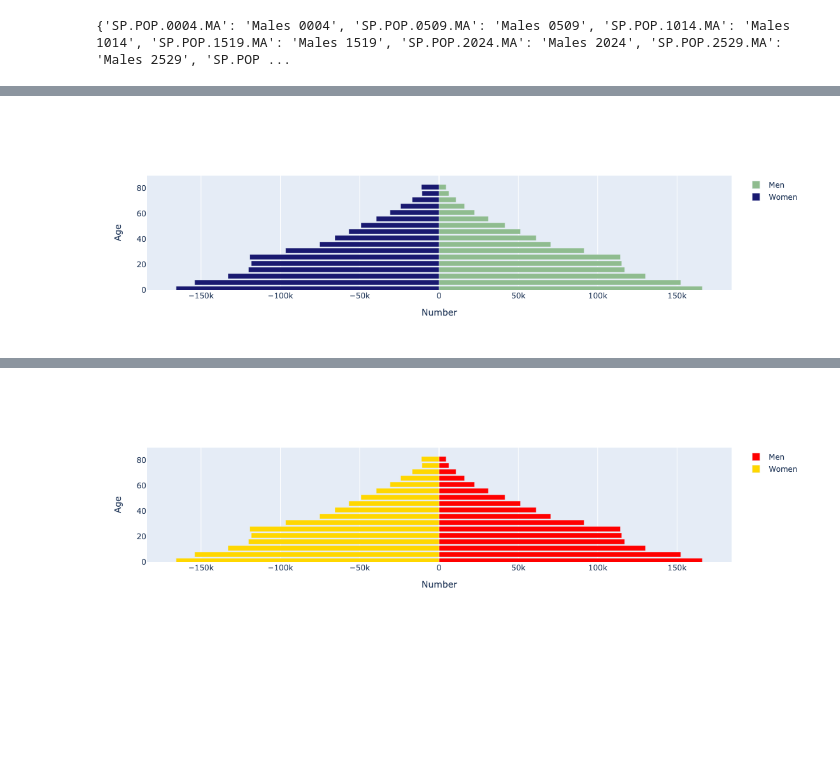
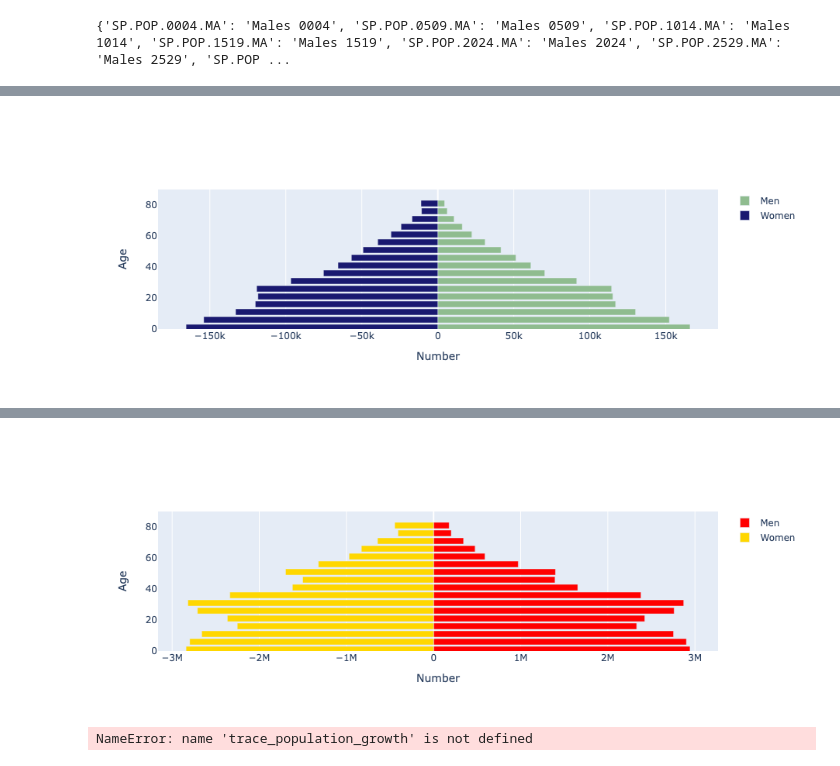
Before and after one commit to Chris-Nicholas-collaborators/EEP153_team_Malthus, a Jupyter notebook: Project1/project1.ipynb, the cells around one changed output, grey strips where cells are left out. Cells and saved outputs as stored; diff of their text form; code cells hidden in the pictures; blank space fills up the shorter version.

Commit message:
fixes wbdata changes; cleans up testing

```diff
--- a/Project1/project1.ipynb
+++ b/Project1/project1.ipynb
@@ -163,7 +132,7 @@ print(variables)
 # %% [output]
 {'SP.POP.0004.MA': 'Males 0004', 'SP.POP.0509.MA': 'Males 0509', 'SP.POP.1014.MA': 'Males 1014', 'SP.POP.1519.MA': 'Males 1519', 'SP.POP.2024.MA': 'Males 2024', 'SP.POP.2529.MA': 'Males 2529', 'SP.POP ...
 # %%
-df2 = wbdata.get_dataframe(variables,country="NAM")
+df = wbdata.get_dataframe(variables,country="NAM")
 print(df.query("date=='2020'").sum(axis=0))
 # %% [output]
 Males 0004      165958.0
@@ -186,36 +155,36 @@ dtype: float64
 # %%
 import plotly.offline as py
 import plotly.graph_objs as go
 import pandas as pd
 import numpy as np
 
 py.init_notebook_mode(connected=True)
 
 layout = go.Layout(barmode='overlay',
                    yaxis=go.layout.YAxis(range=[0, 90], title='Age'),
                    xaxis=go.layout.XAxis(title='Number'))
 
-year = range (2020,1960,-20)
-
+#year = range(2020,1960,-20)
+year=2020
 bins = [go.Bar(x = df.loc[str(year),:].filter(regex="Male").values,
                y = [int(s[:2])+1 for s in age_ranges],
                orientation='h',
                name='Men',
                marker=dict(color='darkseagreen'),
                hoverinfo='skip'
                ),
 
         go.Bar(x = -df.loc[str(year),:].filter(regex="Female").values,
                y=[int(s[:2])+1 for s in age_ranges],
                orientation='h',
                name='Women',
                marker=dict(color = 'midnightblue'),
                hoverinfo='skip',
                )
         ]
 py.iplot(dict(data=bins, layout=layout))
 # %% [output]
-[figure, old version]
+[figure, new version]
 # %%
 df = wbdata.get_dataframe(variables,country="ZAF")
 print(df.query("date=='2020'").sum(axis=0))
@@ -249,9 +218,9 @@ layout = go.Layout(barmode='overlay',
                    yaxis=go.layout.YAxis(range=[0, 90], title='Age'),
                    xaxis=go.layout.XAxis(title='Number'))
 
-year = range (2020,1960,-20)
+year =2020
 
-bins = [go.Bar(x = df2.loc[str(year),:].filter(regex="Male").values,
+bins = [go.Bar(x = df.loc[str(year),:].filter(regex="Male").values,
                y = [int(s[:2])+1 for s in age_ranges],
                orientation='h',
                name='Men',
@@ -259,7 +228,7 @@ bins = [go.Bar(x = df2.loc[str(year),:].filter(regex="Male").values,
                hoverinfo='skip'
                ),
 
-        go.Bar(x = -df2.loc[str(year),:].filter(regex="Female").values,
+        go.Bar(x = -df.loc[str(year),:].filter(regex="Female").values,
                y=[int(s[:2])+1 for s in age_ranges],
                orientation='h',
                name='Women',
@@ -271,7 +240,8 @@ py.iplot(dict(data=bins, layout=layout))
 
 fig_population_growth = go.Figure(data=[trace_population_growth], layout=layout_population_growth)
 # %% [output]
-[figure, old version]
+[figure, new version]
+NameError: name 'trace_population_growth' is not defined
 # %%
 import plotly.offline as py
 import plotly.graph_objs as go
```
Also changed, not shown: parts of 9 cells of this notebook, 2 other files.
